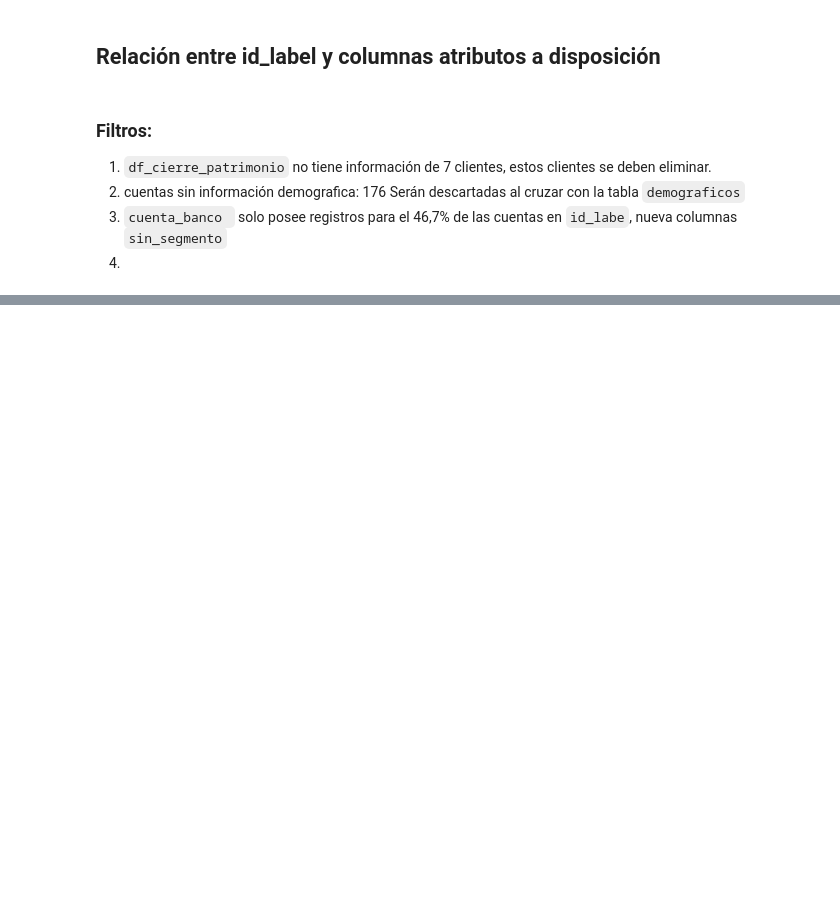
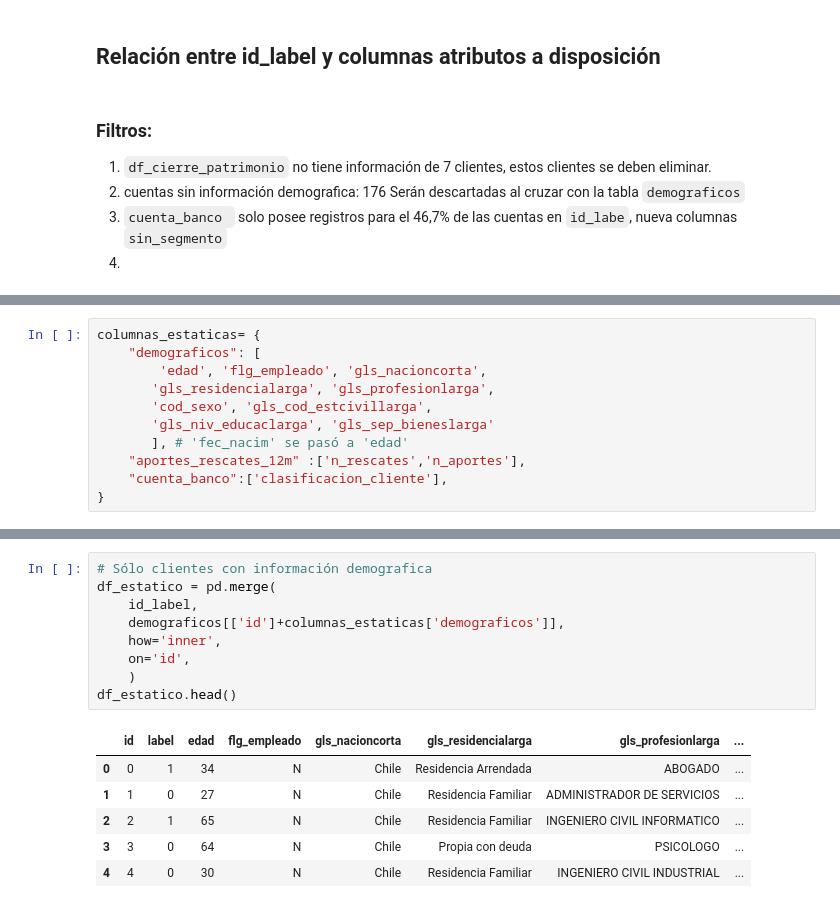
Before and after one commit to rolftb/fuga-clientes-insitucion-finaciera, a Jupyter notebook: Desarrollo.ipynb, the cells around one changed output, grey strips where cells are left out. Cells and saved outputs as stored; diff of their text form; blank space fills up the shorter version.

````diff
--- a/Desarrollo.ipynb
+++ b/Desarrollo.ipynb
@@ -607,2 +614,13 @@ deudas.describe(include="all")
 }
 ```
+# %%
+columnas_estaticas= {
+    "demograficos": [
+        'edad', 'flg_empleado', 'gls_nacioncorta',
+       'gls_residencialarga', 'gls_profesionlarga',
+       'cod_sexo', 'gls_cod_estcivillarga',
+       'gls_niv_educaclarga', 'gls_sep_bieneslarga'
+       ], # 'fec_nacim' se pasó a 'edad'
+    "aportes_rescates_12m" :['n_rescates','n_aportes'],
+    "cuenta_banco":['clasificacion_cliente'],
+}
@@ -608,0 +635,16 @@ deudas.describe(include="all")
+# %%
+# Sólo clientes con información demografica
+df_estatico = pd.merge(
+    id_label,
+    demograficos[['id']+columnas_estaticas['demograficos']],
+    how='inner',
+    on='id',
+    )
+df_estatico.head()
+# %% [output]
+|  | id | label | edad | flg_empleado | gls_nacioncorta | gls_residencialarga | gls_profesionlarga | ... |
+| 0 | 0 | 1 | 34 | N | Chile | Residencia Arrendada | ABOGADO | ... |
+| 1 | 1 | 0 | 27 | N | Chile | Residencia Familiar | ADMINISTRADOR DE SERVICIOS | ... |
+| 2 | 2 | 1 | 65 | N | Chile | Residencia Familiar | INGENIERO CIVIL INFORMATICO | ... |
+| 3 | 3 | 0 | 64 | N | Chile | Propia con deuda | PSICOLOGO | ... |
+| 4 | 4 | 0 | 30 | N | Chile | Residencia Familiar | INGENIERO CIVIL INDUSTRIAL | ... |
````
Also changed, not shown: parts of 9 cells of this notebook.
